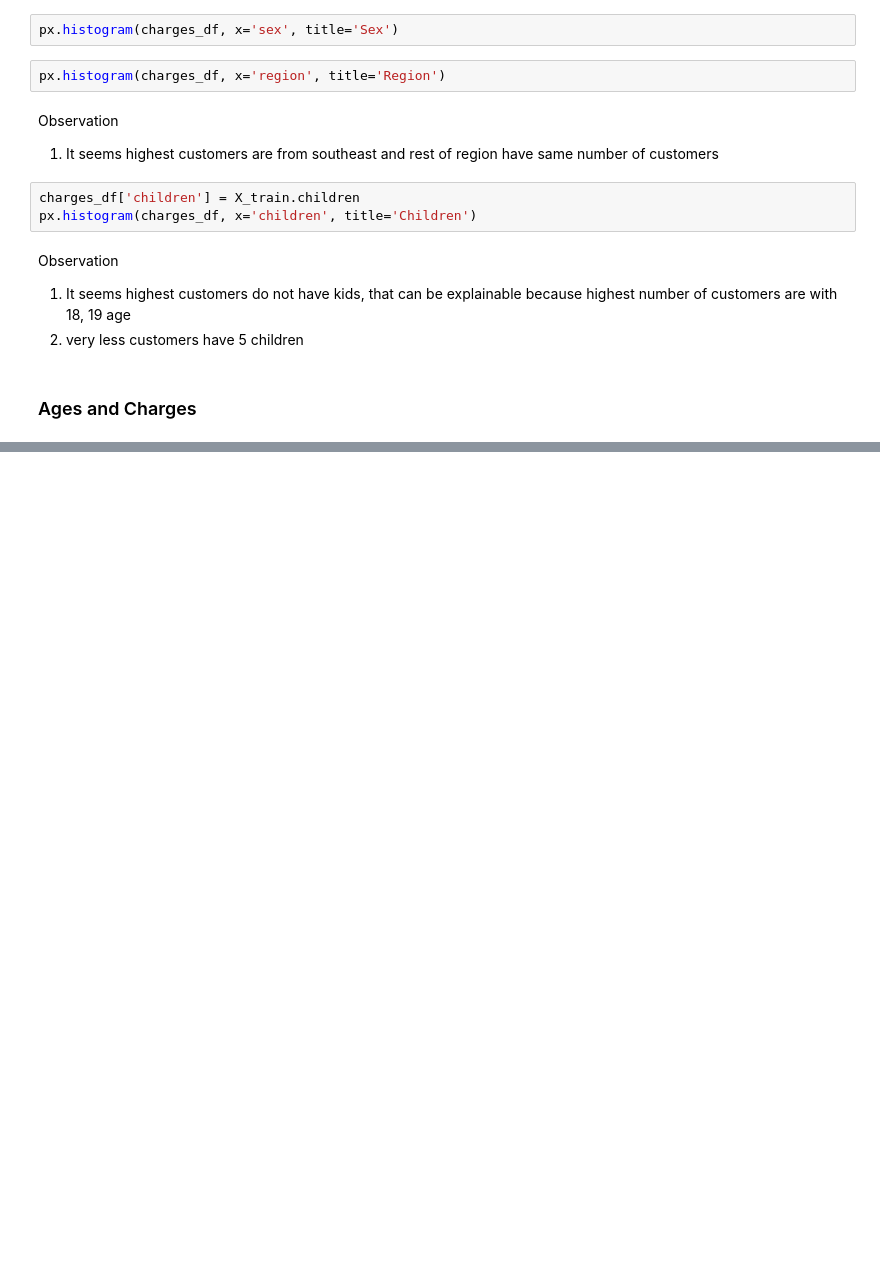
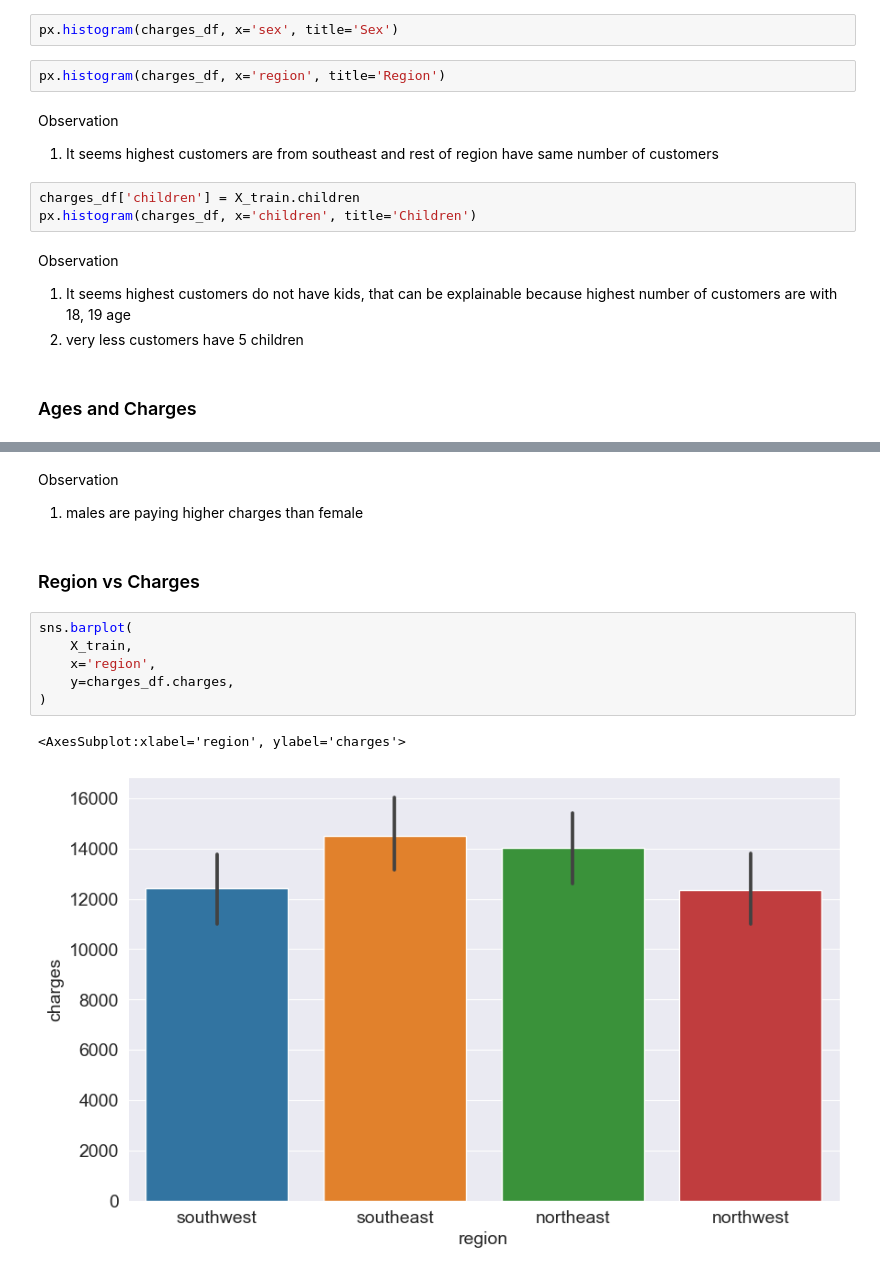
Before and after one commit to vivekpatel99/Machine-Learning-with-Python-Zero-to-GBMs-by-Jovian, a Jupyter notebook: Lesson 1 - Linear Regression with Scikit Learn/Linear Regression with Scikit Learn - Machine Learning with Python.ipynb, the cells around one changed output, grey strips where cells are left out. Saved outputs shown, nothing was run; the diff lists cells and outputs as text; blank space fills up the shorter version.

```diff
--- a/Lesson 1 - Linear Regression with Scikit Learn/Linear Regression with Scikit Learn - Machine Learning with Python.ipynb
+++ b/Lesson 1 - Linear Regression with Scikit Learn/Linear Regression with Scikit Learn - Machine Learning with Python.ipynb
@@ -242,0 +298,14 @@ fig.update_traces(marker_size=7)
+# %% [markdown]
+Observation
+1. males are paying higher charges than female
+# %% [markdown]
+### Region vs Charges
+# %%
+sns.barplot(
+    X_train,
+    x='region',
+    y=charges_df.charges,
+)
+# %% [output]
+<AxesSubplot:xlabel='region', ylabel='charges'>
+[figure, added]
```
Also changed, not shown: parts of 81 cells of this notebook, 1 other file.
